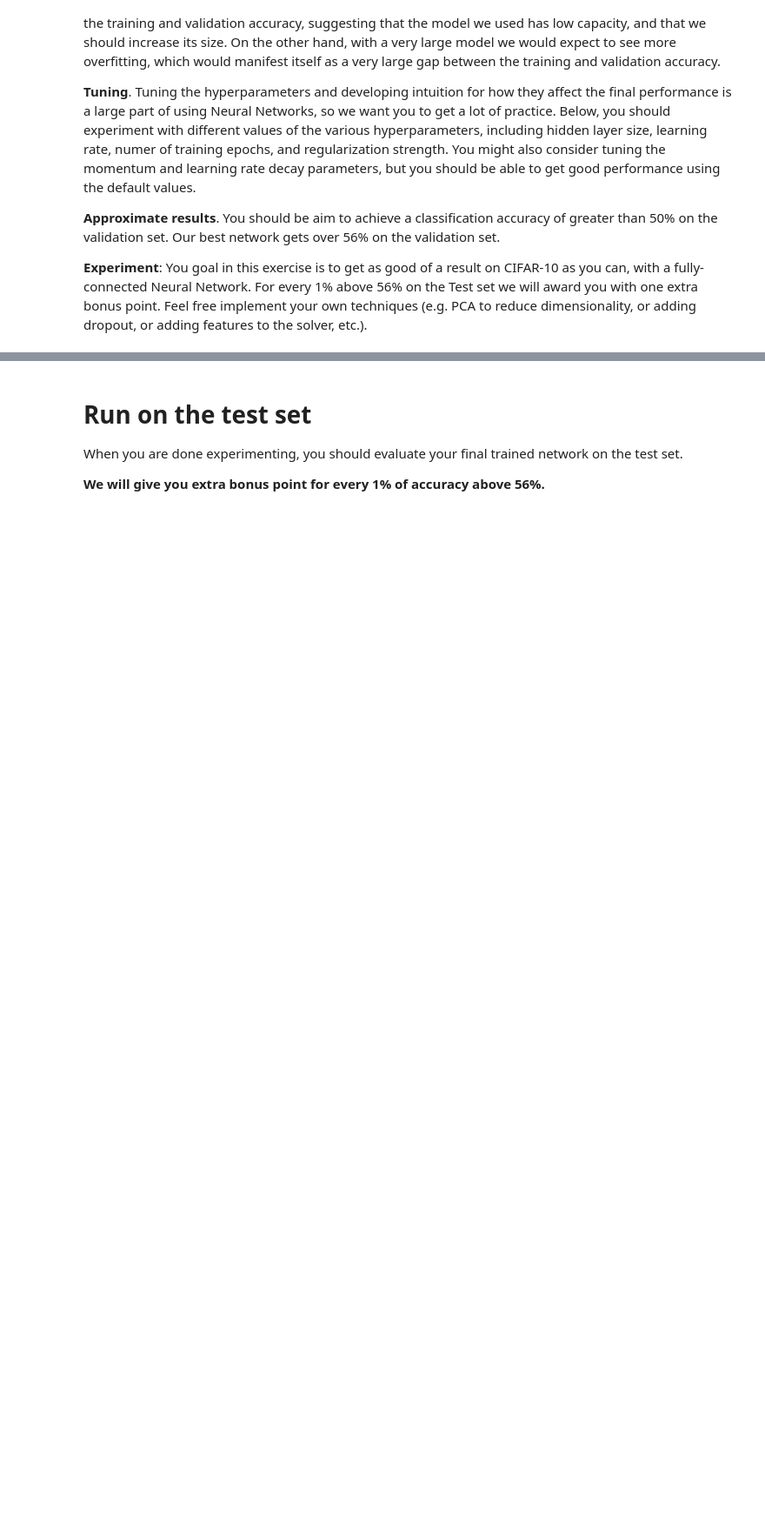
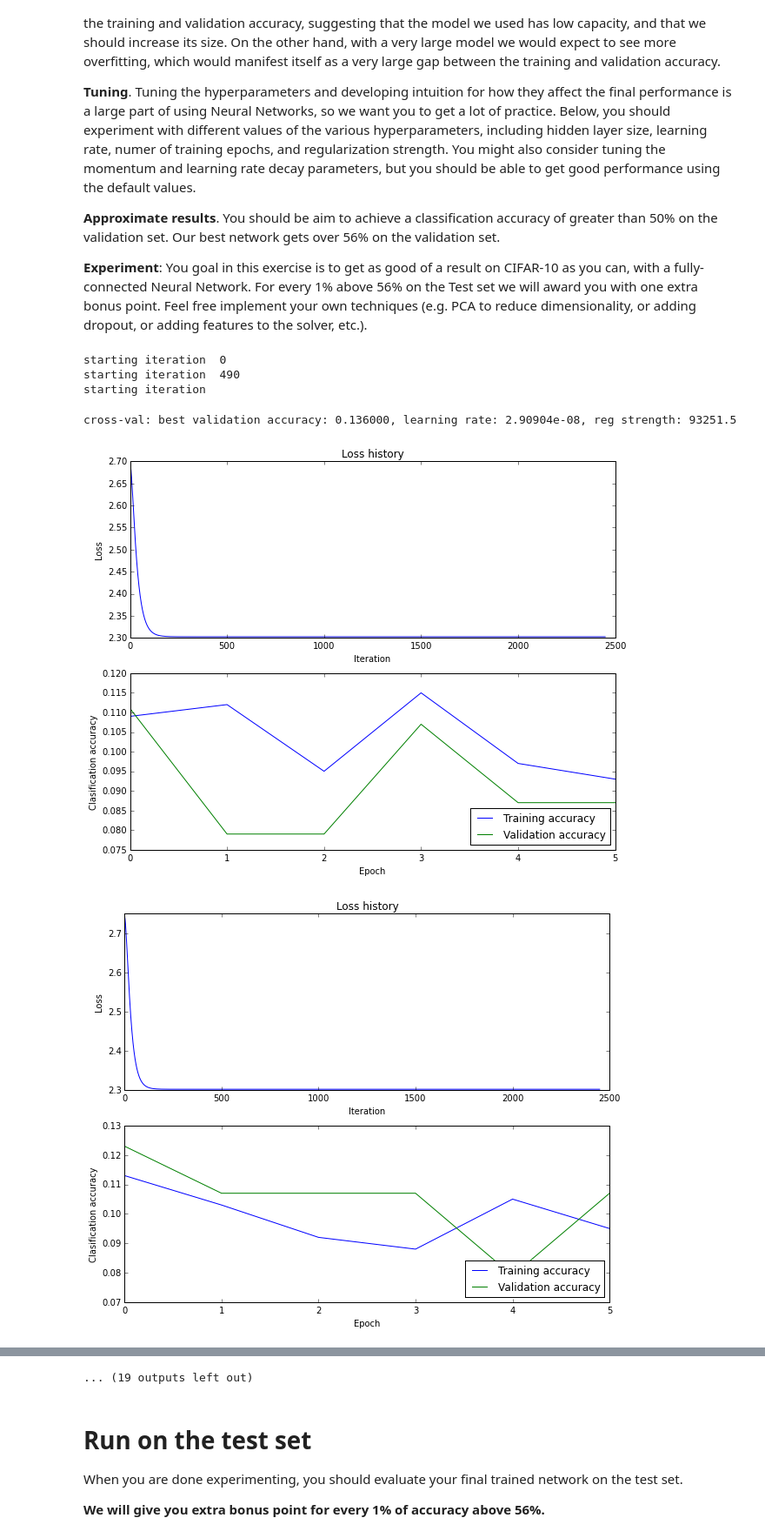
Before and after one commit to axydes/cs231n, a Jupyter notebook: assignment2/two_layer_net.ipynb, the cells around one changed output, grey strips where cells are left out. Shown at 87% size. Drawn from its saved outputs; the diff is of its cells as text; code cells hidden in the pictures; blank space fills up the shorter version.

```diff
--- a/assignment2/two_layer_net.ipynb
+++ b/assignment2/two_layer_net.ipynb
@@ -304,7 +337,14 @@ show_net_weights(model)
 
 **Experiment**: You goal in this exercise is to get as good of a result on CIFAR-10 as you can, with a fully-connected Neural Network. For every 1% above 56% on the Test set we will award you with one extra bonus point. Feel free implement your own techniques (e.g. PCA to reduce dimensionality, or adding dropout, or adding features to the solver, etc.).
 # %%
+from cs231n.classifiers.neural_net import init_two_layer_model
+
 best_model = None # store the best model into this
+best_val = 0
+best_rate = 0
+best_reg = 0
+best_epoch = 0
+best_hidden = 0
 
 #################################################################################
 # TODO: Tune hyperparameters using the validation set. Store your best trained  #
@@ -318,7 +358,74 @@ best_model = None # store the best model into this
 # write code to sweep through possible combinations of hyperparameters          #
 # automatically like we did on the previous assignment.                         #
 #################################################################################
-pass
+hidden_sizes=[50,100,300,500,1000]
+learning_rates = [1e0,1e-1,1e-2,1e-3,1e-4,1e-5]
+# learning_rates = np.random.uniform(1e-3, 1e-5, 10)
+# regularization_strengths = [1,1e2,1e4,1e6,1e8,1e10]
+regularization_strengths = np.random.uniform(0, 0.15, 10) #4529003.009275
+# regularization_strengths = np.arange(0,0.15,(0.15/10))
+possible_epochs = [5,10,20,30,40,50]
+results = {}
+
+reg_strength = 0.004502
+learn_rate = 1e-4
+epoch_num = 50
+num_hidden = 500
+
+import itertools
+#for learn_rate, reg_strength in itertools.product(learning_rates, regularization_strengths):
+# for learn_rate in learning_rates:
+# for reg_strength in regularization_strengths:
+# for num_hidden in hidden_sizes:
+# for epoch_num in possible_epochs:
+# for learn_rate, reg_strength, epoch_num, num_hidden in itertools.product(learning_rates, regularization_strengths, possible_epochs, hidden_sizes):
+#     model = init_two_layer_model(32*32*3, num_hidden, 10) # input size, hidden size, number of classes
+#     trainer = ClassifierTrainer()
+#     new_model, loss_history, train_acc, val_acc, val = trainer.train(X_train, y_train, X_val, y_val,
+#                                              model, two_layer_net, update='momentum',
+#                                              num_epochs=epoch_num, reg=reg_strength,
+#                                              momentum=0.9, learning_rate_decay = 0.95,
+#                                              learning_rate=learn_rate, verbose=False)
+#     results[(learn_rate, reg_strength)] = (loss_history,train_acc, val_acc, val)
+#     if val > best_val:
+#         best_val = val
+#         best_model = new_model
+#         best_rate = learn_rate
+#         best_reg = reg_strength
+#         best_epoch = epoch_num
+#         best_hidden = num_hidden
+
+# print 'cross-val: best validation accuracy: %f, learning rate: %f, reg strength: %f, num epochs: %f, num hidden: %f'  \
+#     % (best_val, best_rate, best_reg, best_epoch, best_hidden)
+
+model = init_two_layer_model(32*32*3, num_hidden, 10) # input size, hidden size, number of classes
+trainer = ClassifierTrainer()
+new_model, loss_history, train_acc, val_acc, val = trainer.train(X_train, y_train, X_val, y_val,
+                                         model, two_layer_net, update='momentum',
+                                         num_epochs=epoch_num, reg=reg_strength,
+                                         momentum=0.9, learning_rate_decay = 0.95,
+                                         learning_rate=learn_rate, verbose=False)
+plot_loss_and_accuracies(loss_history,train_acc,val_acc)
+
+
 #################################################################################
 #                               END OF YOUR CODE                                #
 #################################################################################
+# %% [output]
+starting iteration  0
+starting iteration  490
+starting iteration
+# %%
+print 'cross-val: best validation accuracy: %f, learning rate: %f, reg strength: %f, num epochs: %f, num hidden: %f'  \
+    % (best_val, best_rate, best_reg, best_epoch, best_hidden)
+
+# Print out results.
+for lr, reg in sorted(results):
+    (loss_history,train_acc,val_acc,val) = results[(lr, reg)]
+    plot_loss_and_accuracies(loss_history,train_acc,val_acc)
+#     print 'lr %e reg %e train accuracy: %f val accuracy: %f' % (
+#                 lr, reg, train_acc, val_acc)
+# %% [output]
+cross-val: best validation accuracy: 0.136000, learning rate: 2.90904e-08, reg strength: 93251.5
+[figure, added]
+[figure, added]
@@ -325,3 +441,4 @@ pass
+... (19 outputs left out)
 # %%
 # visualize the weights
 show_net_weights(best_model)
```
Also changed, not shown: parts of 5 cells of this notebook, 1 other file.
